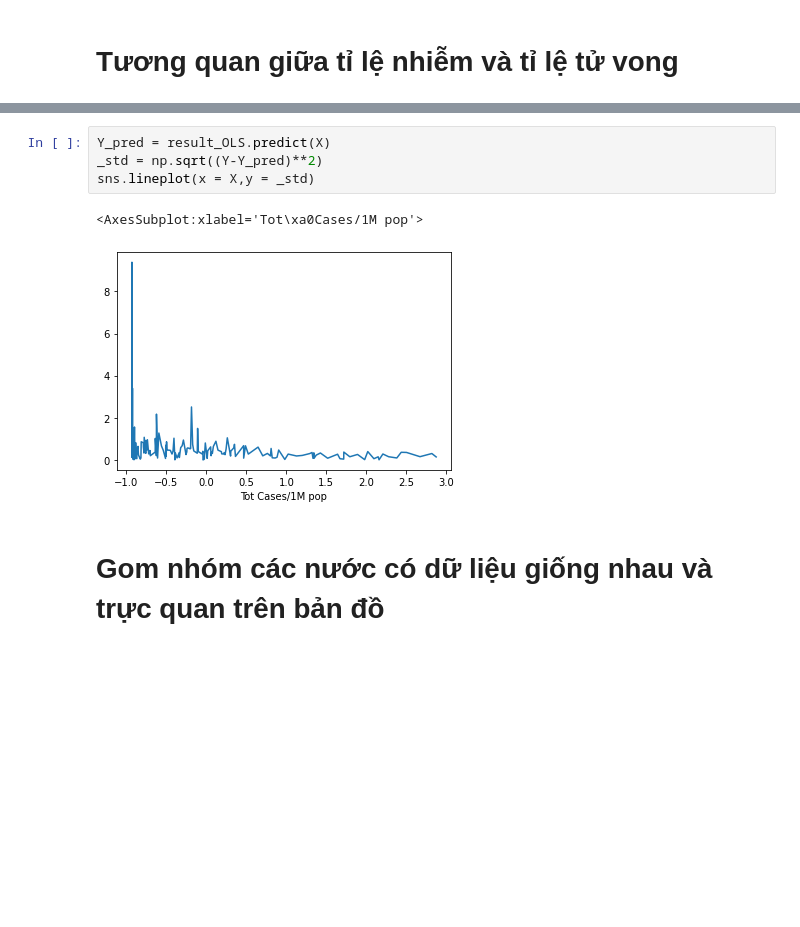
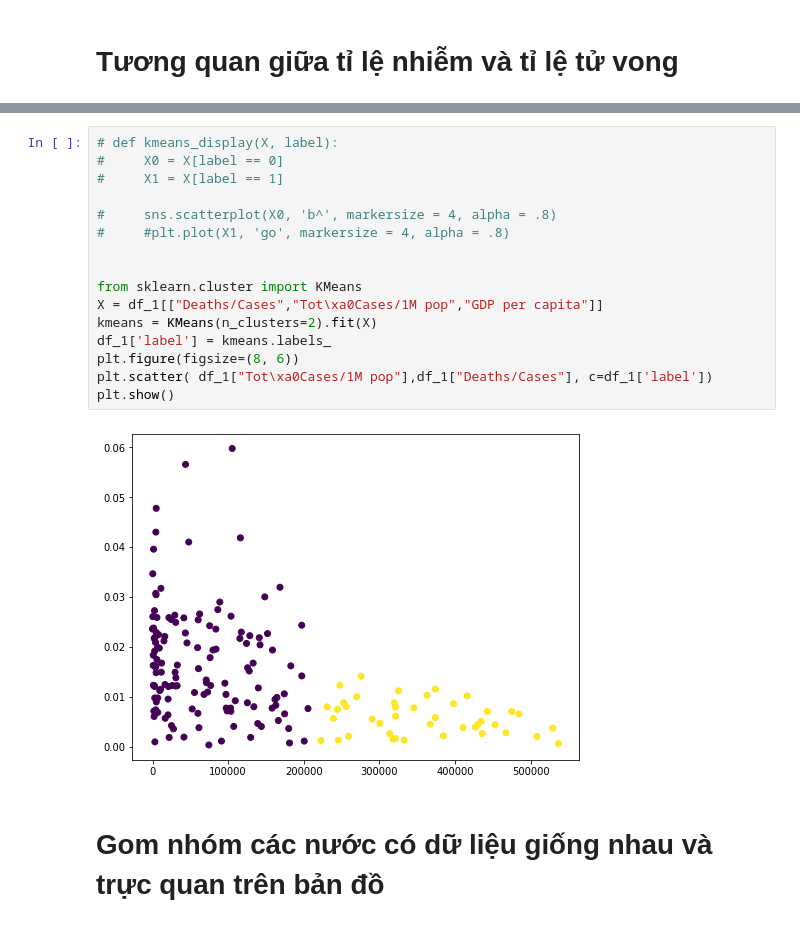
Before and after one commit to tonyvu1289/DV_lab01, a Jupyter notebook: main.ipynb, the cells around one changed output, grey strips where cells are left out. Drawn from its saved outputs; the diff is of its cells as text; blank space fills up the shorter version.

```diff
--- a/main.ipynb
+++ b/main.ipynb
@@ -138,10 +144,21 @@ Notes:
-# %%
-Y_pred = result_OLS.predict(X)
-_std = np.sqrt((Y-Y_pred)**2)
-sns.lineplot(x = X,y = _std)
-# %% [output]
-<AxesSubplot:xlabel='Tot\xa0Cases/1M pop'>
-[figure, removed]
+# %%
+# def kmeans_display(X, label):
+#     X0 = X[label == 0]
+#     X1 = X[label == 1]
+
+#     sns.scatterplot(X0, 'b^', markersize = 4, alpha = .8)
+#     #plt.plot(X1, 'go', markersize = 4, alpha = .8)
+
+
+from sklearn.cluster import KMeans
+X = df_1[["Deaths/Cases","Tot\xa0Cases/1M pop","GDP per capita"]]
+kmeans = KMeans(n_clusters=2).fit(X)
+df_1['label'] = kmeans.labels_
+plt.figure(figsize=(8, 6))
+plt.scatter( df_1["Tot\xa0Cases/1M pop"],df_1["Deaths/Cases"], c=df_1['label'])
+plt.show()
+# %% [output]
+[figure, added]
 # %% [markdown]
 # Gom nhóm các nước có dữ liệu giống nhau và trực quan trên bản đồ
 # %%
```
Also changed, not shown: parts of 23 cells of this notebook, 1 other file.
